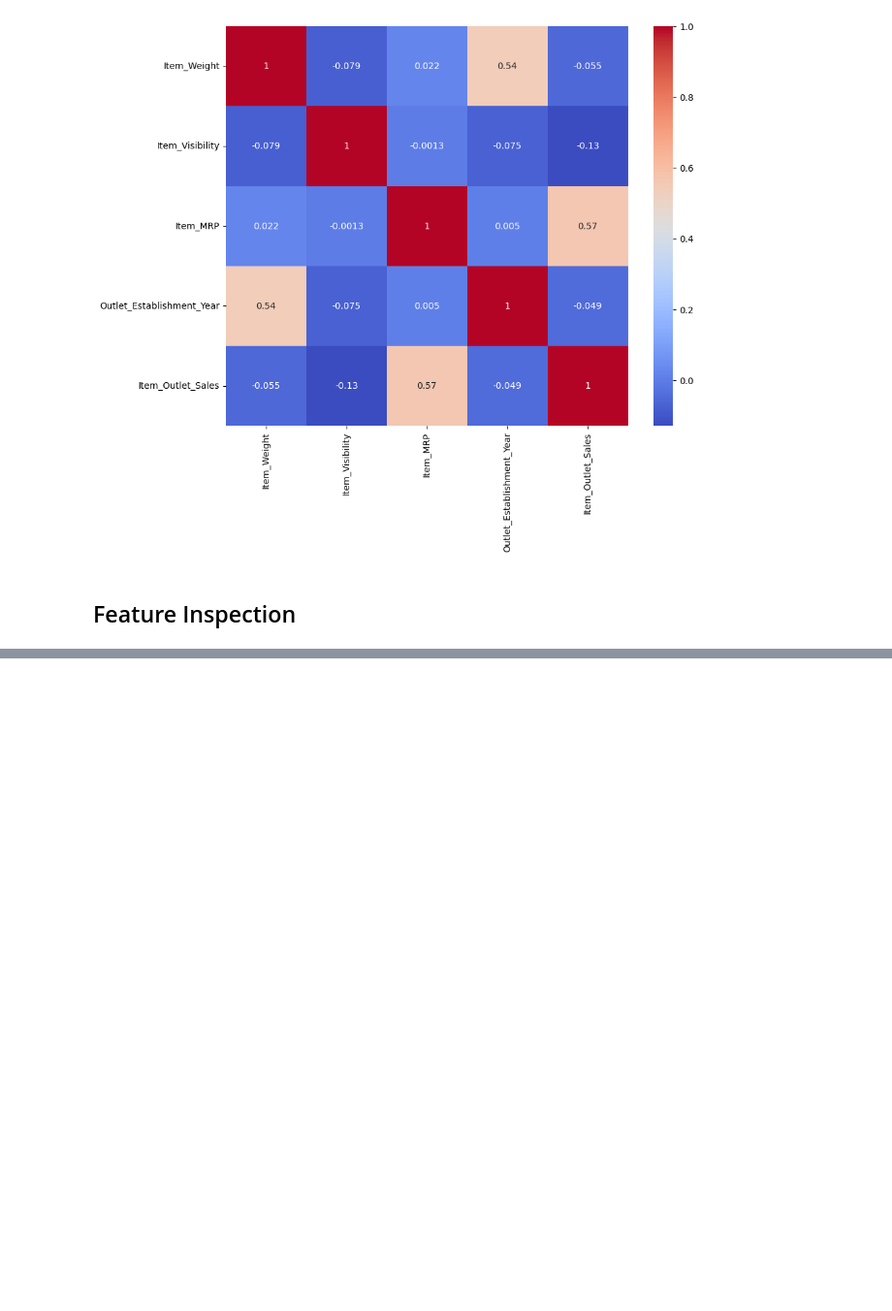
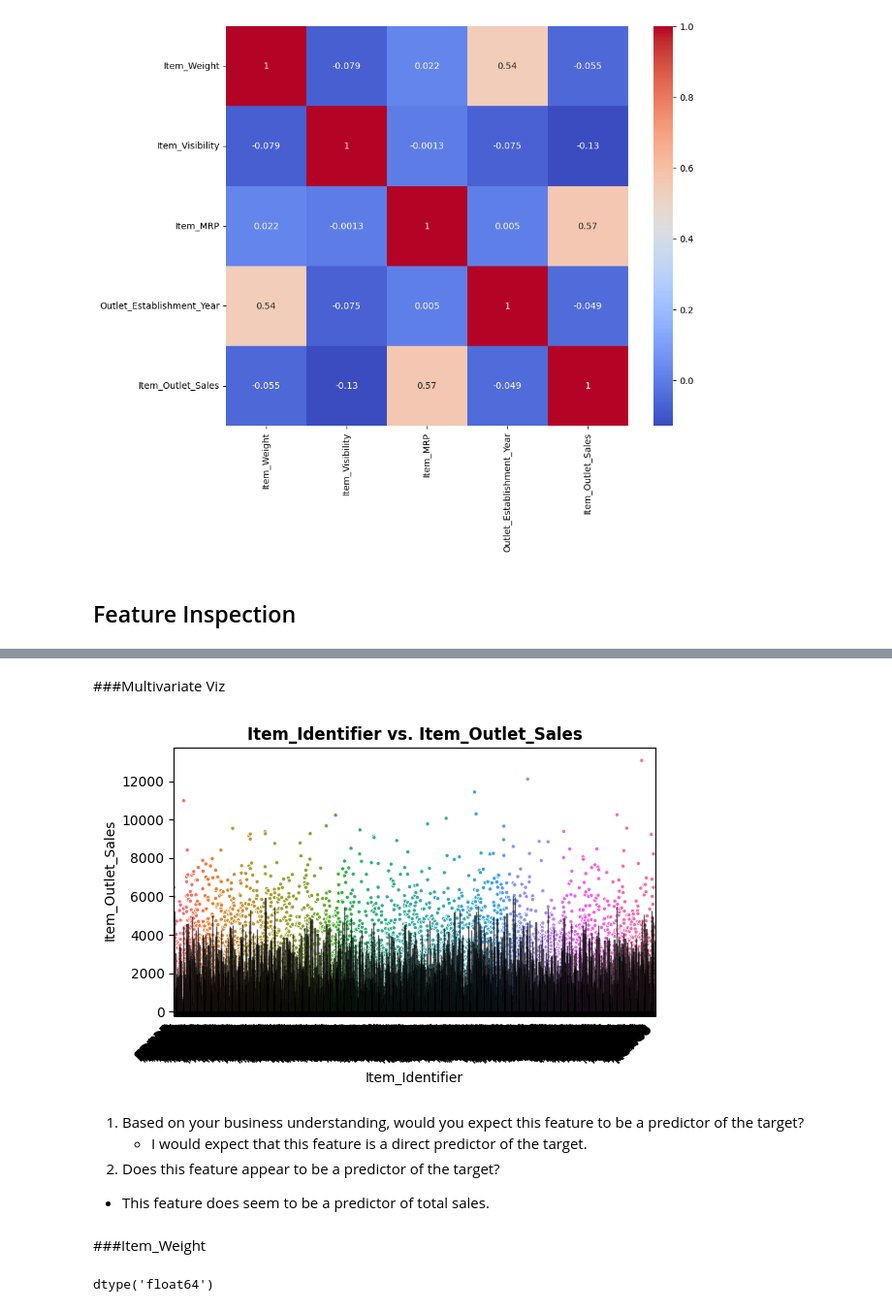
Before and after one commit to duwain/Prediction-of-Product-Sales, a Jupyter notebook: Project1_Part1_(1).ipynb, the cells around one changed output, grey strips where cells are left out. Shown at 97% size. Drawn from its saved outputs; the diff is of its cells as text; code cells hidden in the pictures; blank space fills up the shorter version.

```diff
--- a/Project1_Part1_(1).ipynb
+++ b/Project1_Part1_(1).ipynb
@@ -191,0 +352,37 @@ sns.heatmap(corr, cmap = 'coolwarm', annot = True)
+# %%
+#from week 4 lecture
+def plot_categorical_vs_target(df, x, y='Item_Outlet_Sales',figsize=(6,4),
+                            fillna = True, placeholder = 'MISSING',
+                            order = None):
+  """Plots a combination of a seaborn barplot of means combined with
+  a seaborn stripplot to show the spread of the data.
+  Source:{PASTE IN FINAL LESSON LINK}
+  """
+  # Make a copy of the dataframe and fillna
+  temp_df = df.copy()
+  # fillna with placeholder
+  if fillna == True:
+    temp_df[x] = temp_df[x].fillna(placeholder)
+
+  # or drop nulls prevent unwanted 'nan' group in stripplot
+  else:
+    temp_df = temp_df.dropna(subset=[x])
+  # Create the figure and subplots
+  fig, ax = plt.subplots(figsize=figsize)
+
+    # Barplot
+  sns.barplot(data=temp_df, x=x, y=y, ax=ax, order=order, alpha=0.6,
+              linewidth=1, edgecolor='black', errorbar=None)
+
+  # Boxplot
+  sns.stripplot(data=temp_df, x=x, y=y, hue=x, ax=ax,
+                order=order, hue_order=order, legend=False,
+                edgecolor='white', linewidth=0.5,
+                size=3,zorder=0)
+  # Rotate xlabels
+  ax.set_xticklabels(ax.get_xticklabels(), rotation=45, ha='right')
+
+  # Add a title
+  ax.set_title(f"{x} vs. {y}", fontweight='bold')
+  fig.tight_layout()
+  return fig, ax
@@ -191,0 +449,18 @@ sns.heatmap(corr, cmap = 'coolwarm', annot = True)
+# %% [markdown]
+###Multivariate Viz
+# %%
+plot_categorical_vs_target(df,feature);
+# %% [output]
+[figure, added]
+# %% [markdown]
+1. Based on your business understanding, would you expect this feature to be a predictor of the target?
+   - I would expect that this feature is  a direct predictor of the target.
+2. Does this feature appear to be a predictor of the target?
+  - This feature does seem to be a predictor of total sales.
+# %% [markdown]
+###Item_Weight
+# %%
+feature = 'Item_Weight'
+df[feature].dtypes
+# %% [output]
+dtype('float64')
```
Also changed, not shown: parts of 65 cells of this notebook.
